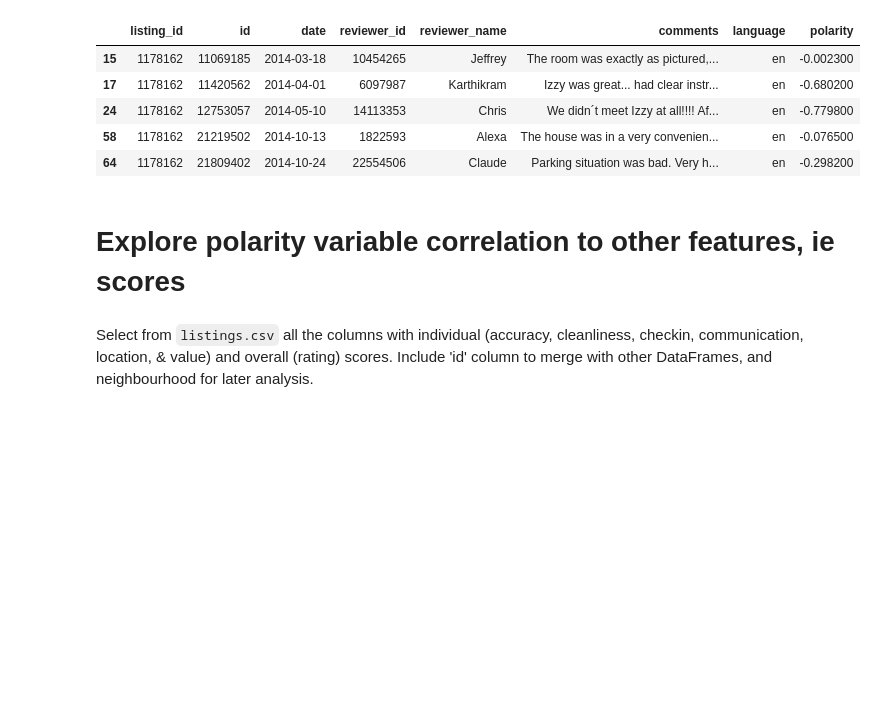
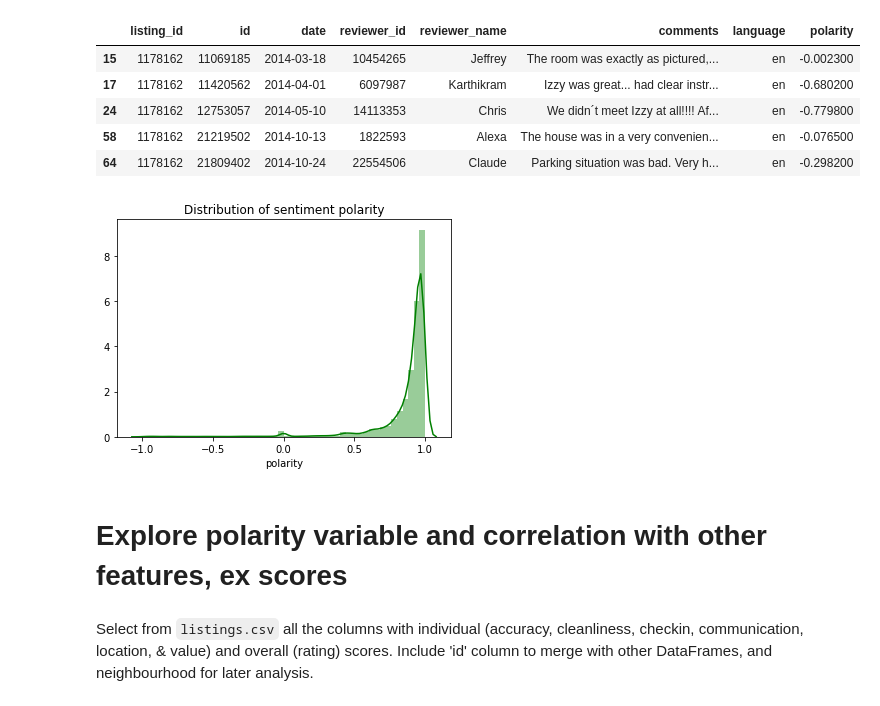
Before and after one commit to alexgastone/AirbnbRecommend, a Jupyter notebook: Airbnb_SentimentAnalysis.ipynb, the cells around one changed output. Saved outputs shown, nothing was run; the diff lists cells and outputs as text; code cells hidden in the pictures; blank space fills up the shorter version.

```diff
--- a/Airbnb_SentimentAnalysis.ipynb
+++ b/Airbnb_SentimentAnalysis.ipynb
@@ -247,10 +254,15 @@ reviews_en[reviews_en['polarity']<0][:5].style.bar(subset=['polarity'], align='m
 | 24 | 1178162 | 12753057 | 2014-05-10 | 14113353 | Chris | We didn´t meet Izzy at all!!!! Af... | en | -0.779800 |
 | 58 | 1178162 | 21219502 | 2014-10-13 | 1822593 | Alexa | The house was in a very convenien... | en | -0.076500 |
 | 64 | 1178162 | 21809402 | 2014-10-24 | 22554506 | Claude | Parking situation was bad. Very h... | en | -0.298200 |
+# %%
+sns.distplot(reviews_en['polarity'], norm_hist=True, color='g')
+plt.title('Distribution of sentiment polarity');
+# %% [output]
+[figure, added]
 # %%
 reviews_en.to_csv('reviews_en_polarity.csv', index=False)
 # %% [markdown]
-# Explore polarity variable correlation to other features, ie scores
+# Explore polarity variable and correlation with other features, ex scores
 # %% [markdown]
 Select from `listings.csv` all the columns with individual (accuracy, cleanliness, checkin, communication, location, & value) and overall (rating) scores. Include 'id' column to merge with other DataFrames, and neighbourhood for later analysis.
 # %%
```
Also changed, not shown: parts of 20 cells of this notebook, 1 other file.
